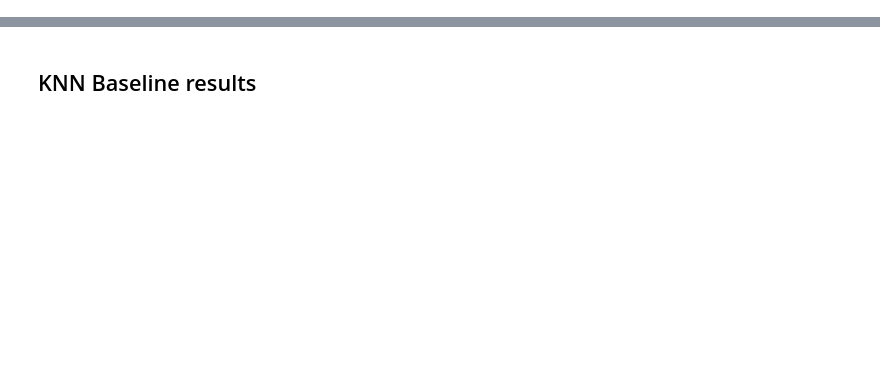
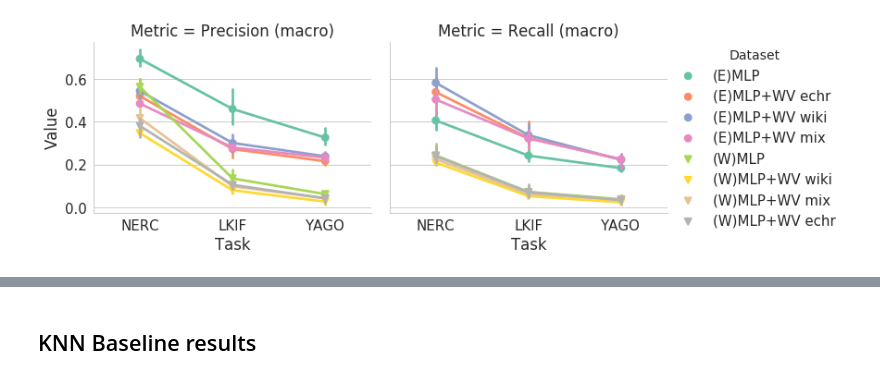
Before and after one commit to MIREL-UNC/mirel-scripts, a Jupyter notebook: Fast results.ipynb, the cells around one changed output, grey strips where cells are left out. Saved outputs shown, nothing was run; the diff lists cells and outputs as text; code cells hidden in the pictures; blank space fills up the shorter version.

Commit message:
Adding latests results

```diff
--- a/Fast results.ipynb
+++ b/Fast results.ipynb
@@ -3,8 +3,11 @@ from IPython.display import display
 # %%
 import numpy
 import pandas
-pandas.options.display.float_format = '{:,.3f}'.format
+pandas.options.display.float_format = '{:,.2f}'.format
 import os
+import seaborn as sns
+sns.set_context("notebook", font_scale=1.5, rc={"lines.linewidth": 1.5})
+sns.set_style("whitegrid", rc={"lines.linewidth": .5})
 import re
 from sklearn import metrics
 # %%
@@ -426,0 +131,37 @@ General Results
+# %%
+def replace_dataframe_values(dataframe):
+    replacements = {
+        # Task names
+        'entity': 'NERC', 'yago': 'YAGO', 'lkif': 'LKIF', 'ENTITY': 'NERC',
+        # Dataset names
+        'handcrafted': '(E)MLP', 'wv_echr': '(E)MLP+WV echr', 'wv_wiki': '(E)MLP+WV wiki',
+        'wv_mixed': '(E)MLP+WV mix',
+        'handcrafted_wiki_classifier': '(W)MLP', 'wv_echr_wiki_classifier': '(W)MLP+WV echr',
+        'wv_wiki_wiki_classifier': '(W)MLP+WV wiki', 'wv_mixed_wiki_classifier': '(W)MLP+WV mix',
+        # Metrics
+        'Prec(macro)': 'Precision (macro)', 'Rec(macro)': 'Recall (macro)',
+    }
+    for old_value, new_value in replacements.items():
+        dataframe.replace(old_value, new_value, inplace=True)
+# %%
+def plot_datasets_all_tasks(dataframes, columns=important_columns):
+    metric_values = pandas.concat([x[columns].stack().reset_index() for x in dataframes])
+    metric_values = metric_values.rename(columns={'level_2': 'Metric', 0: 'Value'})
+    replace_dataframe_values(metric_values)
+    ax = sns.factorplot(x="Task", y="Value", hue="Dataset", col="Metric", data=metric_values,
+                        palette="Set2", col_wrap=len(columns), markers=['o'] * 4 + ['v'] * 4, aspect=1.25)
+    sns.plt.show()
+
+def plot_tasks_all_datasets(dataframes, columns=important_columns):
+    metric_values = pandas.concat([x[columns].stack().reset_index() for x in dataframes])
+    metric_values = metric_values.rename(columns={'level_2': 'Metric', 0: 'Value'})
+    replace_dataframe_values(metric_values)
+    ax = sns.factorplot(x="Dataset", y="Value", hue="Task", col="Metric", data=metric_values,
+                        palette="Set2", col_wrap=len(columns))
+    ax.set_xticklabels(rotation=30)
+
+    sns.plt.show()
+# %%
+plot_datasets_all_tasks(all_evaluation_results , columns=['Prec(macro)', 'Rec(macro)'])
+# %% [output]
+[figure, added]
```
Also changed, not shown: parts of 52 cells of this notebook.
